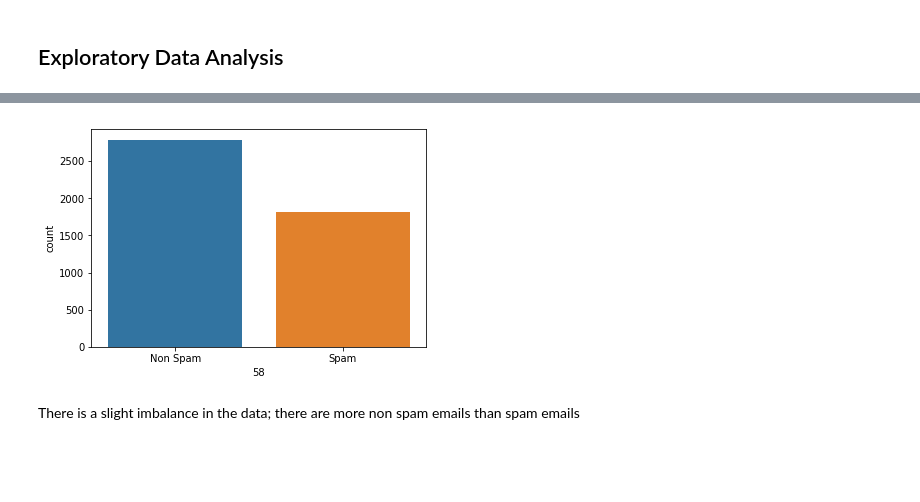
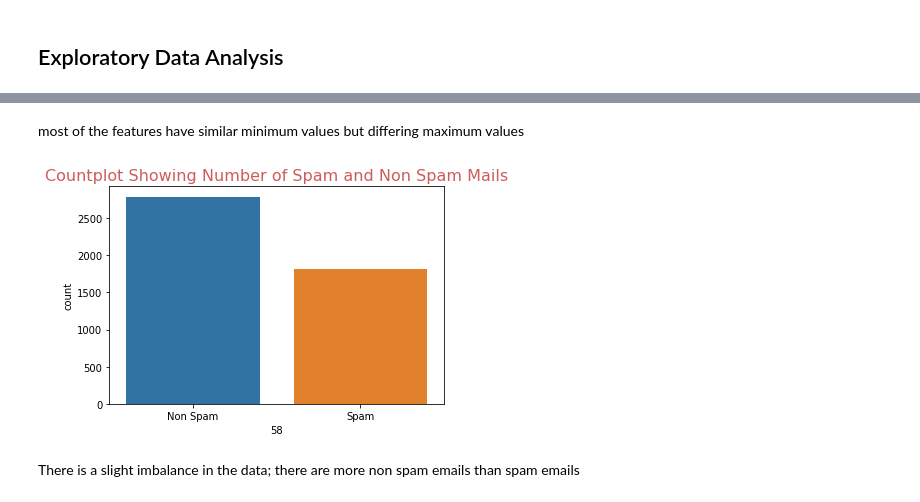
Before and after one commit to booorayan/naive_bayes_knn, a Jupyter notebook: Categorizing_Mail_As_Spam.ipynb, the cells around one changed output, grey strips where cells are left out. Drawn from its saved outputs; the diff is of its cells as text; code cells hidden in the pictures; blank space fills up the shorter version.

```diff
--- a/Categorizing_Mail_As_Spam.ipynb
+++ b/Categorizing_Mail_As_Spam.ipynb
@@ -111,10 +125,13 @@ memory usage: 2.0 MB
+# %% [markdown]
+most of the features have similar minimum values but differing maximum values
 # %%
 # mapl = {0: 'Not Spam', 1: 'Spam'}
 sns.countplot(x=58, data=spam)
 plt.xticks(spam[58].unique(), labels=['Spam', 'Non Spam'])
+plt.title('Countplot Showing Number of Spam and Non Spam Mails', fontsize=16, color='indianred')
 plt.show();
 # %% [output]
-[figure, old version]
+[figure, new version]
 # %% [markdown]
 There is a slight imbalance in the data; there are more non spam emails than spam emails
 # %% [markdown]
```
Also changed, not shown: parts of 36 cells of this notebook.
